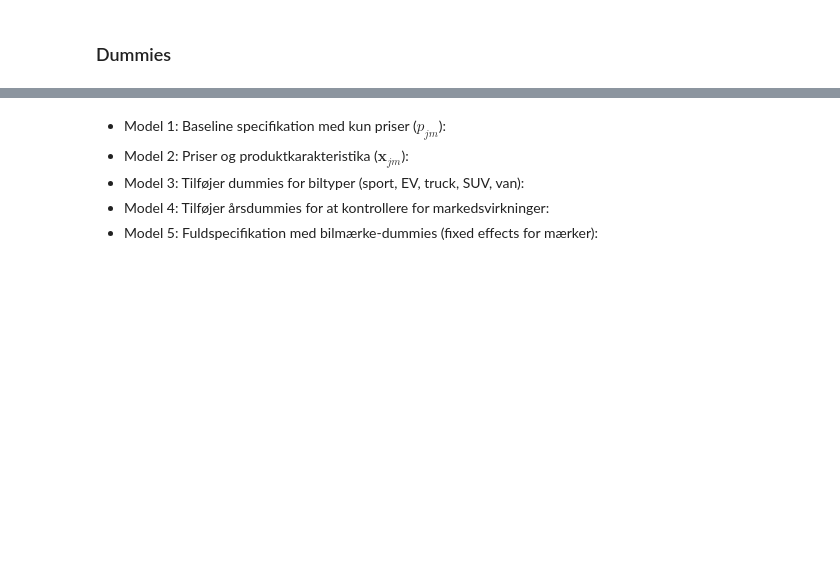
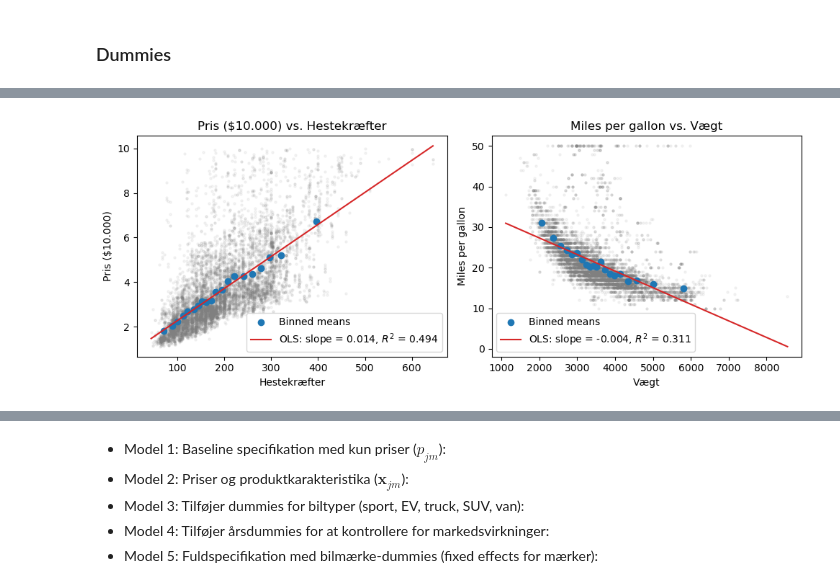
Before and after one commit to bschjerning/EconometricsA, a Jupyter notebook: 1_lectures/08_cars/08_cars_example.ipynb, the cells around one changed output, grey strips where cells are left out. Saved outputs shown, nothing was run; the diff lists cells and outputs as text; code cells hidden in the pictures; blank space fills up the shorter version.

```diff
--- a/1_lectures/08_cars/08_cars_example.ipynb
+++ b/1_lectures/08_cars/08_cars_example.ipynb
@@ -233,0 +280,11 @@ plt.show()
+# %%
+# Vis rå observationer, binscatter og simpel regressionslinje for to variabelpar
+fig, axes = plt.subplots(1, 2, figsize=(10, 4))
+mlr.binscatter(X['hp'], X['prices'], ax=axes[0],
+               xlabel='Hestekræfter', ylabel='Pris ($10.000)')
+mlr.binscatter(X['curbweight'], X['mpg'], ax=axes[1],
+               xlabel='Vægt', ylabel='Miles per gallon')
+fig.tight_layout()
+plt.show()
+# %% [output]
+[figure, added]
```
Also changed, not shown: parts of 67 cells of this notebook, 1 other file.
